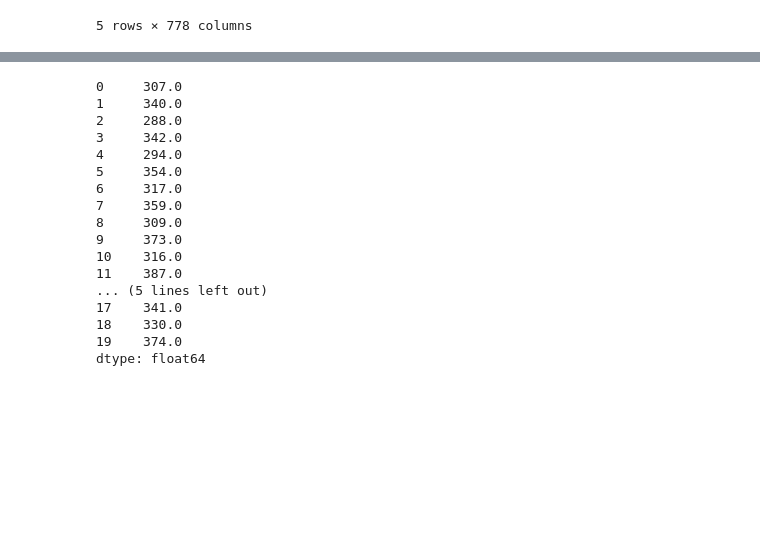
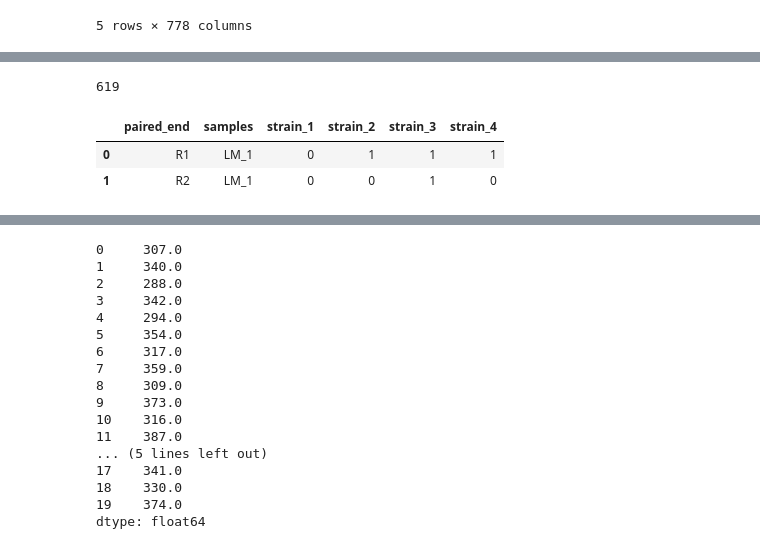
Before and after one commit to chdorgeix1/research_project, a Jupyter notebook: raw_data_processing.ipynb, the cells around one changed output, grey strips where cells are left out. Drawn from its saved outputs; the diff is of its cells as text; code cells hidden in the pictures; blank space fills up the shorter version.

```diff
--- a/raw_data_processing.ipynb
+++ b/raw_data_processing.ipynb
@@ -288,0 +287,18 @@ test_df['samples'] = samples_list
+# %%
+sum(test_df.iloc[0][2:] == test_df.iloc[1][2:])
+# %% [output]
+619
+# %%
+example_data = {'samples':['LM_1', 'LM_1'],
+        'paired_end':['R1', 'R2'],
+        'strain_1':[0, 0],
+        'strain_2':[1, 0],
+        'strain_3':[1, 1],
+        'strain_4':[1, 0]}
+
+example_df = pd.DataFrame(example_data)
+example_df.head()
+# %% [output]
+|  | paired_end | samples | strain_1 | strain_2 | strain_3 | strain_4 |
+| 0 | R1 | LM_1 | 0 | 1 | 1 | 1 |
+| 1 | R2 | LM_1 | 0 | 0 | 1 | 0 |
```
Also changed, not shown: parts of 17 cells of this notebook, 4 other files.
